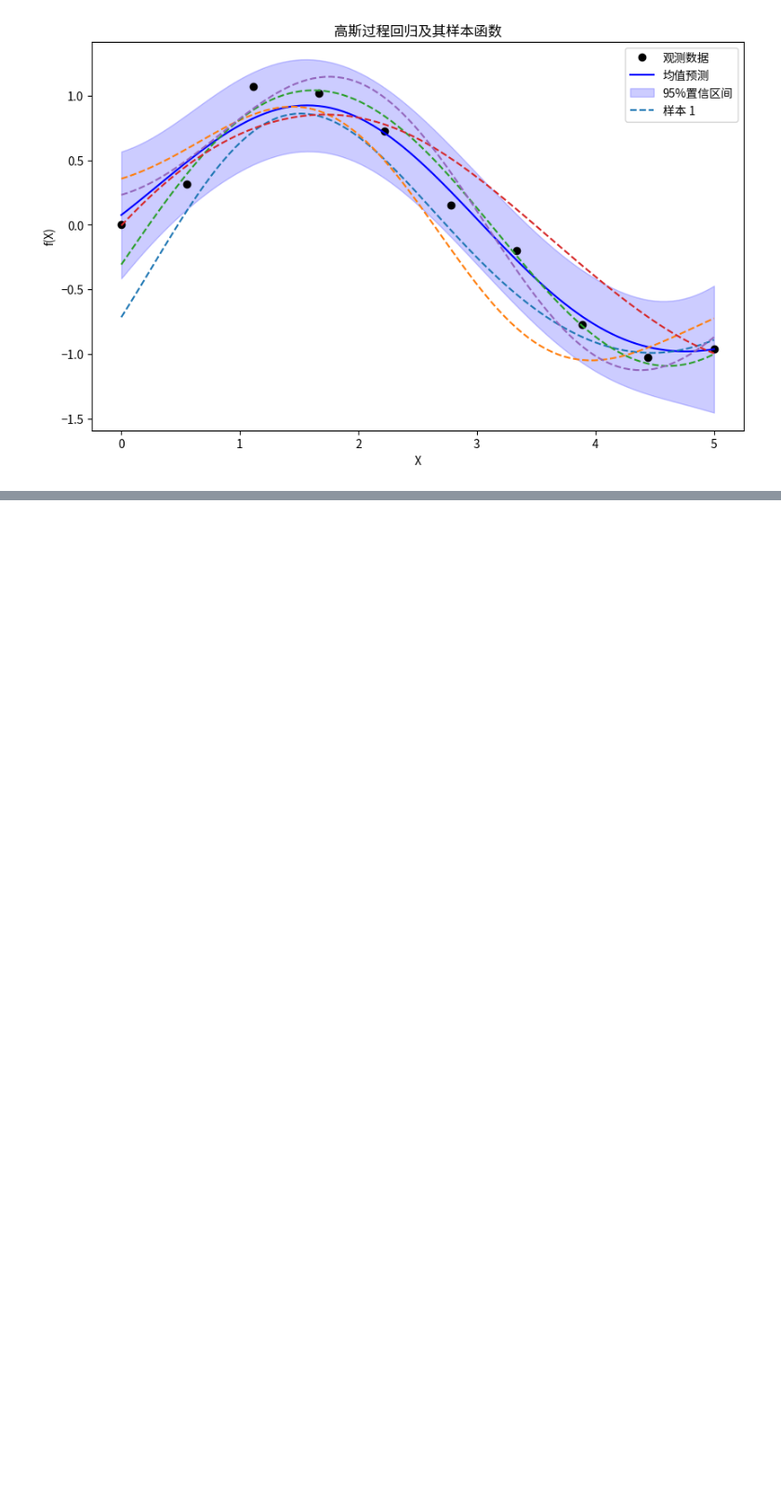
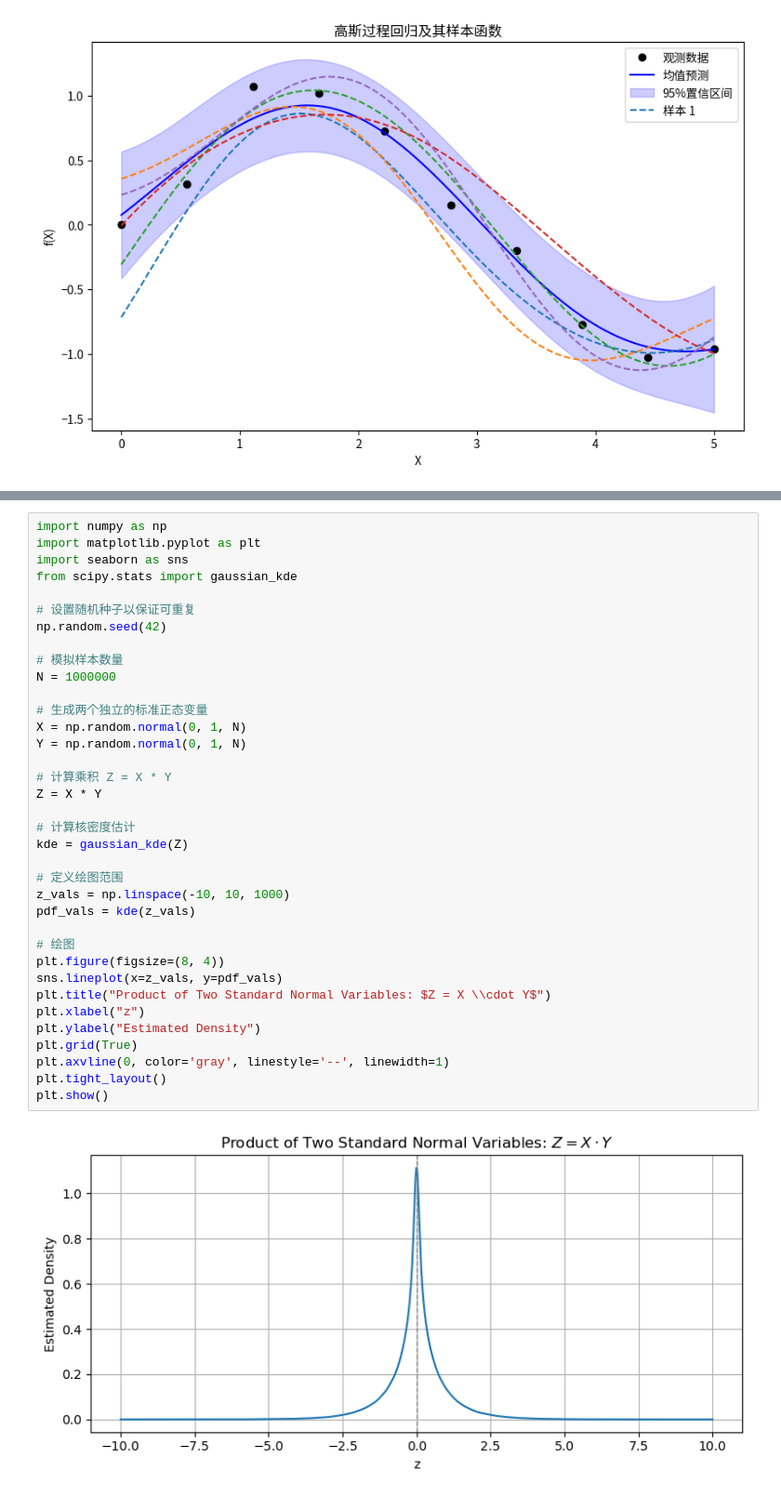
Before and after one commit to lyyric/CSMI_Notes, a Jupyter notebook: M1 S2/Apprentissage Auto scientifique/TP/tmp.ipynb, the cells around one changed output, grey strips where cells are left out. Shown: that part at 93% size. Cells and saved outputs as stored; diff of their text form; blank space fills up the shorter version.

```diff
--- a/M1 S2/Apprentissage Auto scientifique/TP/tmp.ipynb
+++ b/M1 S2/Apprentissage Auto scientifique/TP/tmp.ipynb
@@ -77,0 +165,38 @@ plt.show()
+# %%
+import numpy as np
+import matplotlib.pyplot as plt
+import seaborn as sns
+from scipy.stats import gaussian_kde
+
+# 设置随机种子以保证可重复
+np.random.seed(42)
+
+# 模拟样本数量
+N = 1000000
+
+# 生成两个独立的标准正态变量
+X = np.random.normal(0, 1, N)
+Y = np.random.normal(0, 1, N)
+
+# 计算乘积 Z = X * Y
+Z = X * Y
+
+# 计算核密度估计
+kde = gaussian_kde(Z)
+
+# 定义绘图范围
+z_vals = np.linspace(-10, 10, 1000)
+pdf_vals = kde(z_vals)
+
+# 绘图
+plt.figure(figsize=(8, 4))
+sns.lineplot(x=z_vals, y=pdf_vals)
+plt.title("Product of Two Standard Normal Variables: $Z = X \\cdot Y$")
+plt.xlabel("z")
+plt.ylabel("Estimated Density")
+plt.grid(True)
+plt.axvline(0, color='gray', linestyle='--', linewidth=1)
+plt.tight_layout()
+plt.show()
+# %% [output]
+[figure, added]
```
Also changed, not shown: parts of 3 cells of this notebook, 23 other files.
